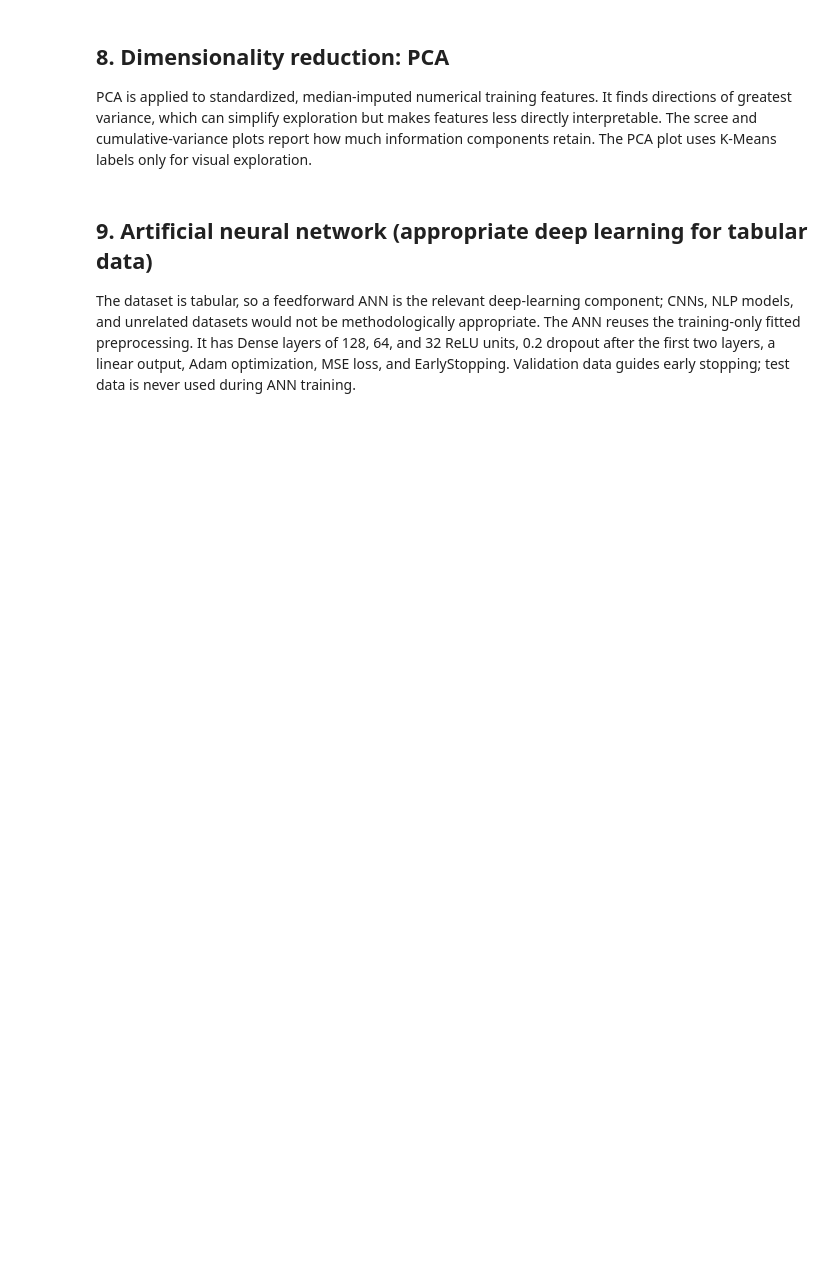
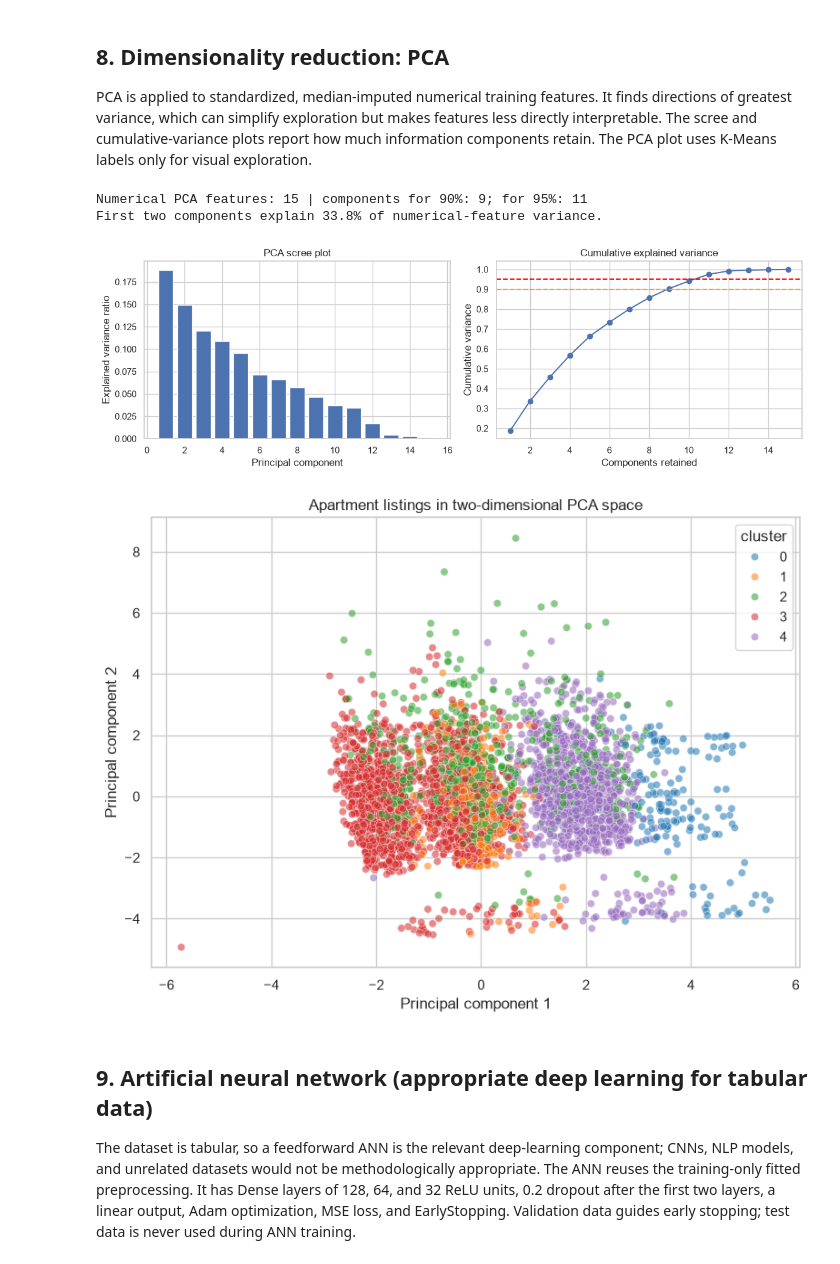
Before and after one commit to dzhangazy/endterm_machinelearningalgirithms, a Jupyter notebook: notebooks/astana_housing_endterm.ipynb, the cells around one changed output. Saved outputs shown, nothing was run; the diff lists cells and outputs as text; code cells hidden in the pictures; blank space fills up the shorter version.

```diff
--- a/notebooks/astana_housing_endterm.ipynb
+++ b/notebooks/astana_housing_endterm.ipynb
@@ -162,7 +189,7 @@ df = df.drop(columns=drop_cols).drop_duplicates().copy()
 
 AREA_COL = "area_m2" if "area_m2" in df else first_matching(df.select_dtypes(include="number").columns, r"area|sq")
 ROOMS_COL = "rooms" if "rooms" in df else first_matching(df.select_dtypes(include="number").columns, r"room")
-YEAR_COL = first_matching(df.select_dtypes(include="number").columns, r"build.*year|year.*build|construction.*year")
+YEAR_COL = first_matching(df.select_dtypes(include="number").columns, r"build.*year|year.*build|construction.*year|год.*постро|постро.*год")
 FLOOR_COL = "current_floor" if "current_floor" in df else first_matching(df.select_dtypes(include="number").columns, r"(^|_)floor$")
 TOTAL_FLOORS_COL = "total_floors" if "total_floors" in df else first_matching(df.select_dtypes(include="number").columns, r"total.*floor|floor.*total")
 DISTRICT_COL = "district" if "district" in df else first_matching(df.columns, r"district")
@@ -354,21 +460,26 @@ PCA is applied to standardized, median-imputed numerical training features. It f
 # %%
 pca_features = [c for c in df.drop(columns=[TARGET, "cluster"], errors="ignore").select_dtypes(include="number").columns if df.loc[X_train.index, c].notna().any()]
 pca_imputer = SimpleImputer(strategy="median")
 pca_scaler = StandardScaler()
 pca_train = pca_scaler.fit_transform(pca_imputer.fit_transform(df.loc[X_train.index, pca_features]))
 pca = PCA(random_state=RANDOM_STATE).fit(pca_train)
 cum_var = np.cumsum(pca.explained_variance_ratio_)
 n90 = int(np.argmax(cum_var >= .90) + 1); n95 = int(np.argmax(cum_var >= .95) + 1)
 print(f"Numerical PCA features: {len(pca_features)} | components for 90%: {n90}; for 95%: {n95}")
 print(f"First two components explain {pca.explained_variance_ratio_[:2].sum():.1%} of numerical-feature variance.")
 fig, ax = plt.subplots(1, 2, figsize=(12, 4))
 ax[0].bar(range(1, len(pca.explained_variance_ratio_)+1), pca.explained_variance_ratio_); ax[0].set(title="PCA scree plot", xlabel="Principal component", ylabel="Explained variance ratio")
 ax[1].plot(range(1, len(cum_var)+1), cum_var, marker="o"); ax[1].axhline(.90, color="orange", ls="--"); ax[1].axhline(.95, color="red", ls="--"); ax[1].set(title="Cumulative explained variance", xlabel="Components retained", ylabel="Cumulative variance")
 plt.tight_layout(); plt.savefig(FIG_DIR / "pca" / "pca_variance.png", dpi=160); plt.show()
-pca_all = PCA(n_components=2, random_state=RANDOM_STATE).fit_transform(pca_scaler.transform(pca_imputer.transform(df[pca_features])))
+pca_all = pca.transform(pca_scaler.transform(pca_imputer.transform(df[pca_features])))[:, :2]
 plt.figure(figsize=(8, 6)); sns.scatterplot(x=pca_all[:, 0], y=pca_all[:, 1], hue=df["cluster"], palette="tab10", alpha=.55)
 plt.title("Apartment listings in two-dimensional PCA space"); plt.xlabel("Principal component 1"); plt.ylabel("Principal component 2")
 plt.tight_layout(); plt.savefig(FIG_DIR / "pca" / "pca_clusters.png", dpi=160); plt.show()
+# %% [output]
+Numerical PCA features: 15 | components for 90%: 9; for 95%: 11
+First two components explain 33.8% of numerical-feature variance.
+[figure, added]
+[figure, added]
 # %% [markdown]
 ## 9. Artificial neural network (appropriate deep learning for tabular data)
 
```
Also changed, not shown: parts of 12 cells of this notebook, 20 other files.
